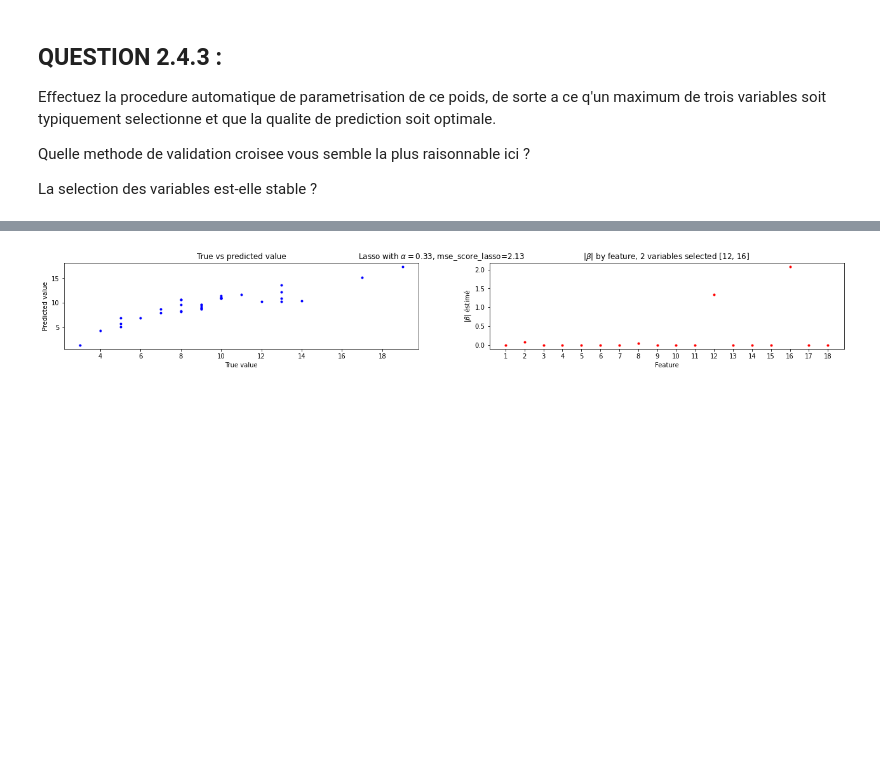
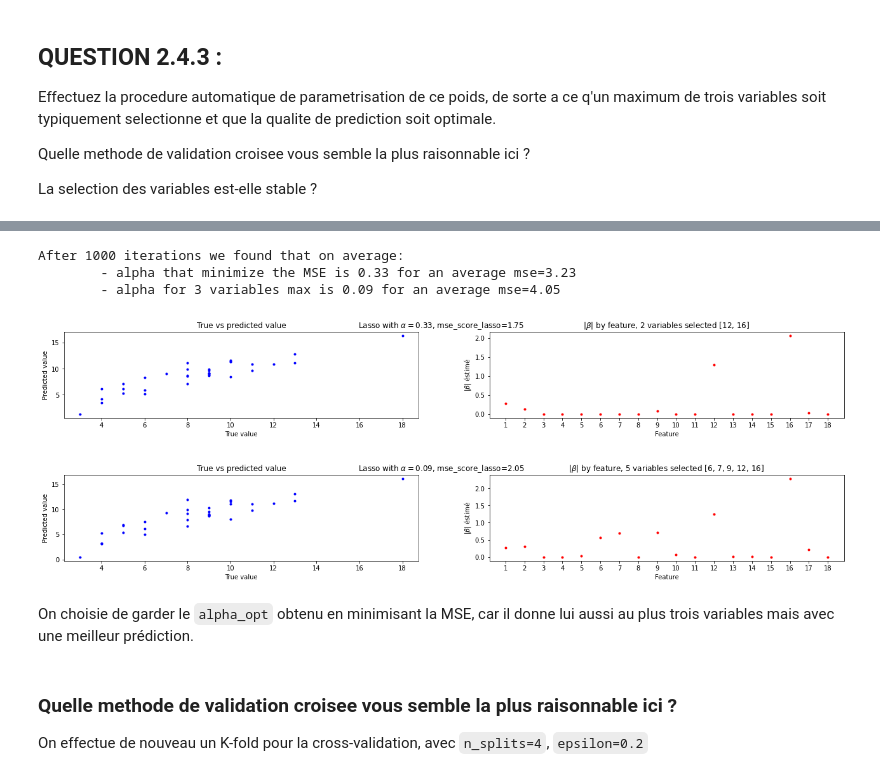
Before and after one commit to LudovicSterlin/ssd-aml-modele-lineaire, a Jupyter notebook: TPnote_ModeleLineaire/Examen_ModeleLineaire_2020.ipynb, the cells around one changed output, grey strips where cells are left out. Drawn from its saved outputs; the diff is of its cells as text; code cells hidden in the pictures; blank space fills up the shorter version.

```diff
--- a/TPnote_ModeleLineaire/Examen_ModeleLineaire_2020.ipynb
+++ b/TPnote_ModeleLineaire/Examen_ModeleLineaire_2020.ipynb
@@ -326,6 +407,8 @@ On peut remarquer que ces donnees contiennent deux valeurs aberrantes.
 # %%
     Feature_12 = X[:, listColNames.index("Feature_12")]
     ax = plt.subplots()[1]
+    ax.scatter(Feature_12[[29,49]], Y[[29,49]], c='red', marker='s', label='ourliers')
+    ax.legend()
     linear_reg(Feature_12, Y, "Feature_12", ax)
     # there is clearly some outiers in 'Feature_12'
 # %% [output]
@@ -493,7 +574,7 @@ def plot_lasso(y_test, y_pred, mse_score_lasso, alpha, betas, epsilon, figsize=(
     nb_selected_var = len(selected_feature)
 
     fig, ax = plt.subplots(1, 2, figsize=figsize)
-    fig.suptitle(f"Lasso with $\\alpha={alpha}$, {mse_score_lasso=:.2f}")
+    fig.suptitle(f"Lasso with $\\alpha={alpha:.2f}$, {mse_score_lasso=:.2f}")
     ax[0].plot(y_test, y_pred, 'b.')
     ax[0].set_xlabel('True value')
     ax[0].set_ylabel('Predicted value')
@@ -606,0 +730,20 @@ After 1000 iterations we found that on average alpha optimum is 0.33
+# %%
+%%time
+epsilon = 0.2
+step_alpha = 0.001
+alpha_init = 0.01 # d'apres les dernieres simulations
+
+alpha_mins = []
+mses = []
+selected_features = []
+iterations = []
+for i in range(n_iter):
+    clear_output(wait=True)
+    a_min, mse, feats, iters = search_min_alpha(alpha_init, step_alpha, X, Y, epsilon=0.2, nb_var_max=3)
+    alpha_mins.append(a_min)
+    mses.append(mse)
+    selected_features.append(feats)
+    iterations.append(iters)
+    print(f"#{i} After {iters} iteration, Found alpha_min={a_min:.2f} for mse={mse:.2f}")
+clear_output(wait=True)
+print("Finished !")
@@ -607,9 +759,30 @@ After 1000 iterations we found that on average alpha optimum is 0.33
+# %%
+alpha_opt = pd.Series(alphas_opt).mean()
+alpha_min = pd.Series(alpha_mins).mean()
+print(f"After {n_iter} iterations we found that on average:")
+print(f"\t- alpha that minimize the MSE is {alpha_opt:.2f} for an average mse={pd.Series(mse_mins).mean():.2f}")
+print(f"\t- alpha for 3 variables max is {alpha_min:.2f} for an average mse={pd.Series(mses).mean():.2f}")
+# %% [output]
+After 1000 iterations we found that on average:
+        - alpha that minimize the MSE is 0.33 for an average mse=3.23
+        - alpha for 3 variables max is 0.09 for an average mse=4.05
 # %%
+X_train, X_test, y_train, y_test = train_test_split(X, Y, train_size=0.5) # On coupe en 2 les données de test et apprentissage
 # Plotting Lasso for the alpha optimum found
-X_train, X_test, y_train, y_test = train_test_split(X, Y, train_size=0.5) # On coupe en 2 les données de test et apprentissage
 lasso_regressor , mse_score_lasso, y_pred_lasso = lasso_and_mse(alpha_opt, X_train, X_test, y_train, y_test)
 betas = lasso_regressor.coef_
-plot_lasso(y_test, y_pred_lasso, mse_score_lasso, alpha_opt, betas, 0.3)
+plot_lasso(y_test, y_pred_lasso, mse_score_lasso, alpha_opt, betas, epsilon)
+# Plotting Lasso for the average min alpha found
+lr , mse, y_pred = lasso_and_mse(alpha_min, X_train, X_test, y_train, y_test)
+betas_min = lr.coef_
+plot_lasso(y_test, y_pred, mse, alpha_min, betas_min, epsilon)
 # %% [output]
-[figure, old version]
+[figure, new version]
+[figure, added]
+# %% [markdown]
+On choisie de garder le `alpha_opt` obtenu en minimisant la MSE, car il donne lui aussi au plus trois variables mais avec une meilleur prédiction.
+# %% [markdown]
+### Quelle methode de validation croisee vous semble la plus raisonnable ici ?
+
+On effectue de nouveau un K-fold pour la cross-validation, avec `n_splits=4`, `epsilon=0.2`
 # %%
```
Also changed, not shown: parts of 34 cells of this notebook.
